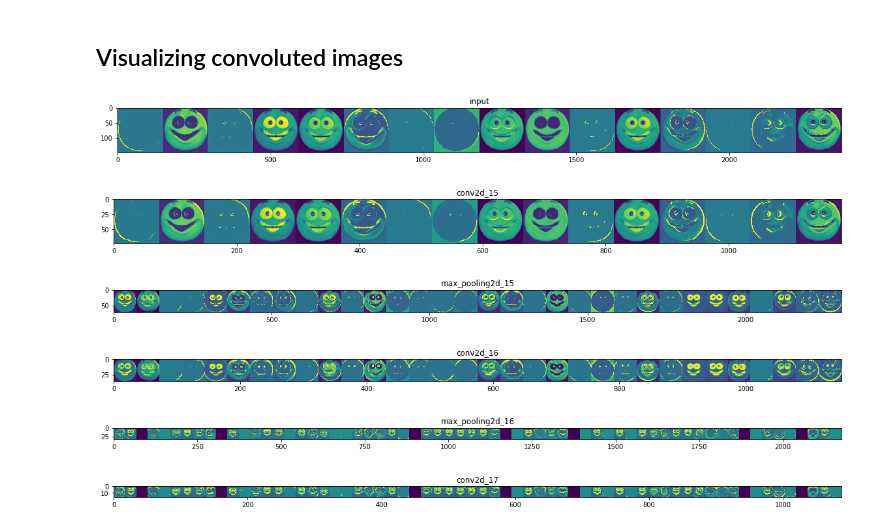
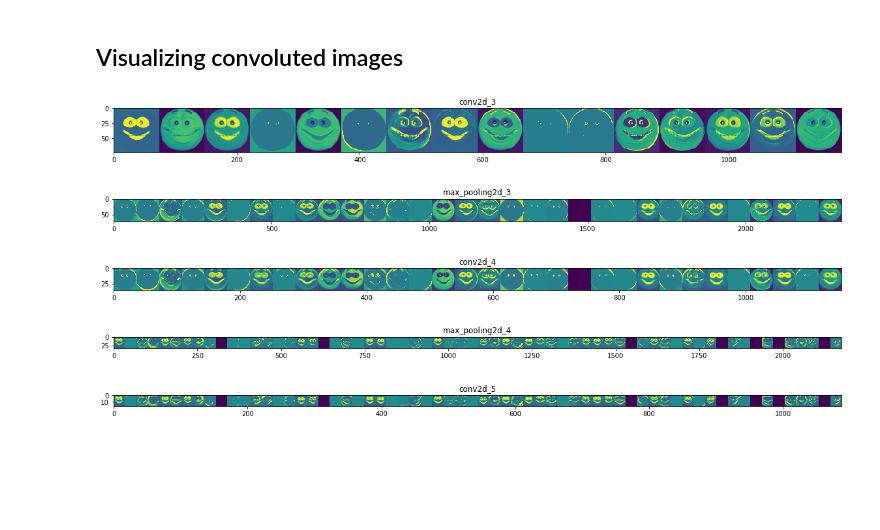
Before and after one commit to johanzhuohan/Tensor_flow_projects, a Jupyter notebook: Computer_vision/Happy-or-sad binary classification with CNN and ImageDataGenerator.ipynb, the cells around one changed output. Drawn from its saved outputs; the diff is of its cells as text; code cells hidden in the pictures; blank space fills up the shorter version.

```diff
--- a/Computer_vision/Happy-or-sad binary classification with CNN and ImageDataGenerator.ipynb
+++ b/Computer_vision/Happy-or-sad binary classification with CNN and ImageDataGenerator.ipynb
@@ -179,7 +180,7 @@ from tensorflow.keras.preprocessing.image import img_to_array, load_img
 import matplotlib.pyplot as plt
 
 
-successive_outputs = [layer.output for layer in model.layers[0:]]
+successive_outputs = [layer.output for layer in model.layers[1:]]
 visualization_model = tf.keras.models.Model(inputs = model.input, outputs = successive_outputs)
 
 # randomly choosing an example image from training data set
@@ -191,37 +192,36 @@ x = img_to_array(img)  # Numpy array with shape (150, 150, 3)
 x = x.reshape((1,) + x.shape)  # Numpy array with shape (1, 150, 150, 3)
 x /= 255 # Rescale by 1/255
 
 # successive layers for data x
 successive_feature_maps = visualization_model.predict(x)
 # name of layers
-layer_names = ["input"] + [layer.name for layer in model.layers]
+layer_names = [layer.name for layer in model.layers]
 
 # Plot
 for layer_name, feature_map in zip(layer_names, successive_feature_maps):
     if len(feature_map.shape) == 4:
         n_features = feature_map.shape[-1]  # number of features in feature map
         size = feature_map.shape[1] # size of pictures, The feature map has shape (1, size, size, n_features)
         display_grid = np.zeros((size, size * n_features))
         for i in range(n_features):
             x = feature_map[0, :, :, i]
             x -= x.mean() # normalization
             x /= x.std()
             x *= 64
             x += 128
             x = np.clip(x, 0, 255).astype('uint8') # set lower (0) and upper (255) limit on the value
             display_grid[:, i * size : (i + 1) * size] = x
 
         # Display the grid
         scale = 20. / n_features
         plt.figure(figsize=(scale * n_features, scale))
         plt.title(layer_name)
         plt.grid(False)
         plt.imshow(display_grid, aspect='auto', cmap='viridis')
 plt.show()
 # %% [output]
-[figure, old version]
+[figure, new version]
-[figure, old version]
+[figure, new version]
-[figure, old version]
+[figure, new version]
-[figure, old version]
+[figure, new version]
-[figure, old version]
+[figure, new version]
-[figure, removed]
```
Also changed, not shown: parts of 4 cells of this notebook, 3 other files.
